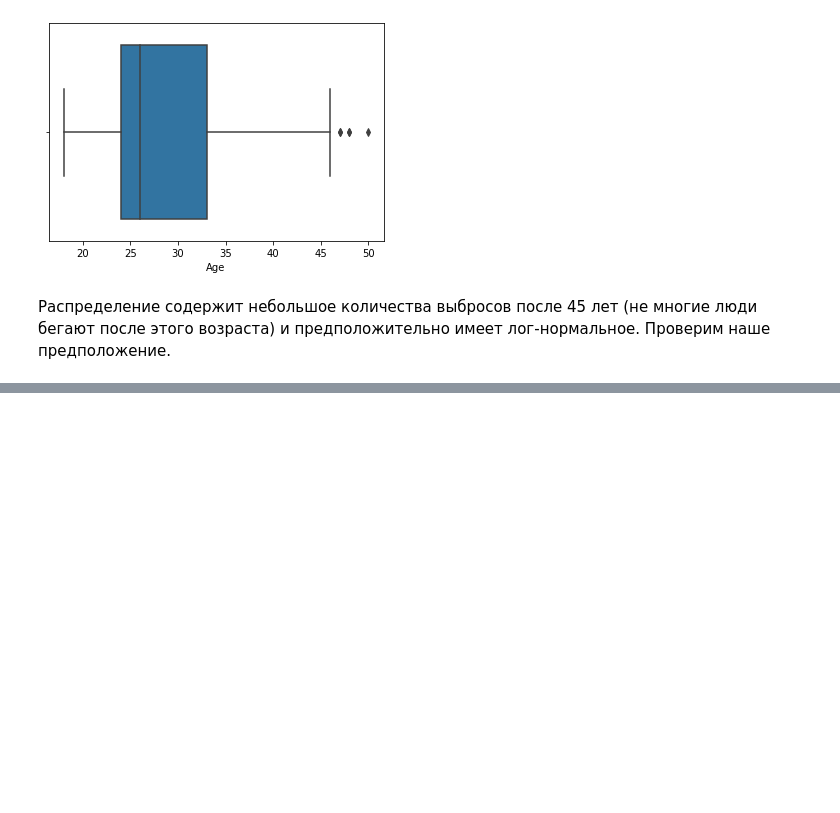
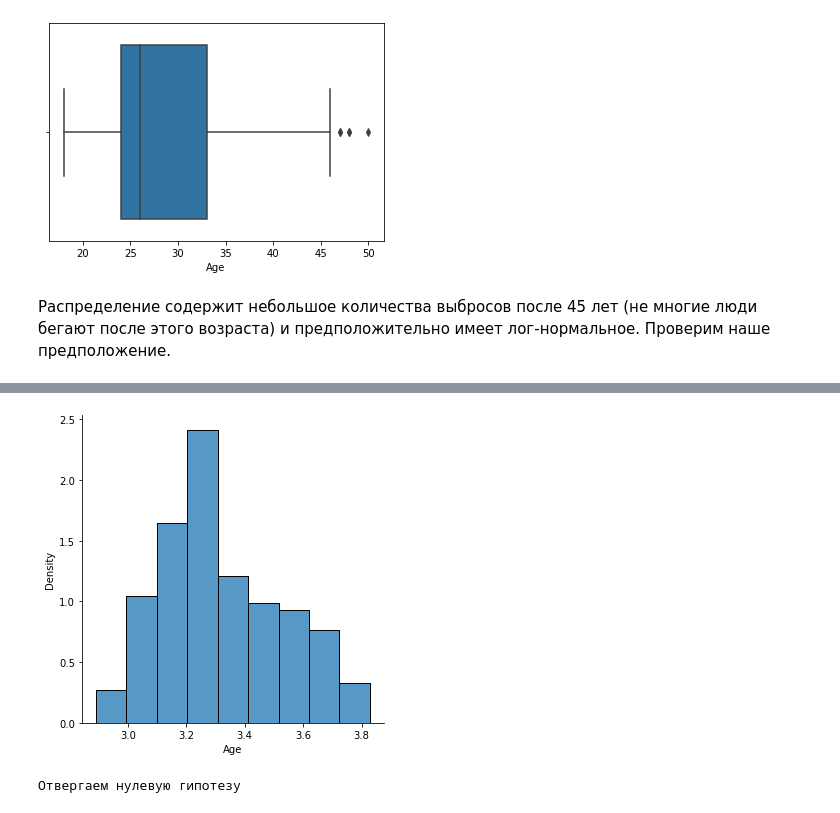
Before and after one commit to Chularev/kaggle_competitions, a Jupyter notebook: CardioGoodFitness/notebook.ipynb, the cells around one changed output, grey strips where cells are left out. Cells and saved outputs as stored; diff of their text form; code cells hidden in the pictures; blank space fills up the shorter version.

```diff
--- a/CardioGoodFitness/notebook.ipynb
+++ b/CardioGoodFitness/notebook.ipynb
@@ -81,0 +91,7 @@ plot.show()
+# %%
+tmp = np.log(tmp['Age'])
+# %%
+sns.displot(tmp,  stat="density")
+plot.show()
+# %% [output]
+[figure, added]
@@ -81,0 +106,4 @@ plot.show()
+# %%
+do_test(p)
+# %% [output]
+Отвергаем нулевую гипотезу
```
Also changed, not shown: parts of 5 cells of this notebook.
